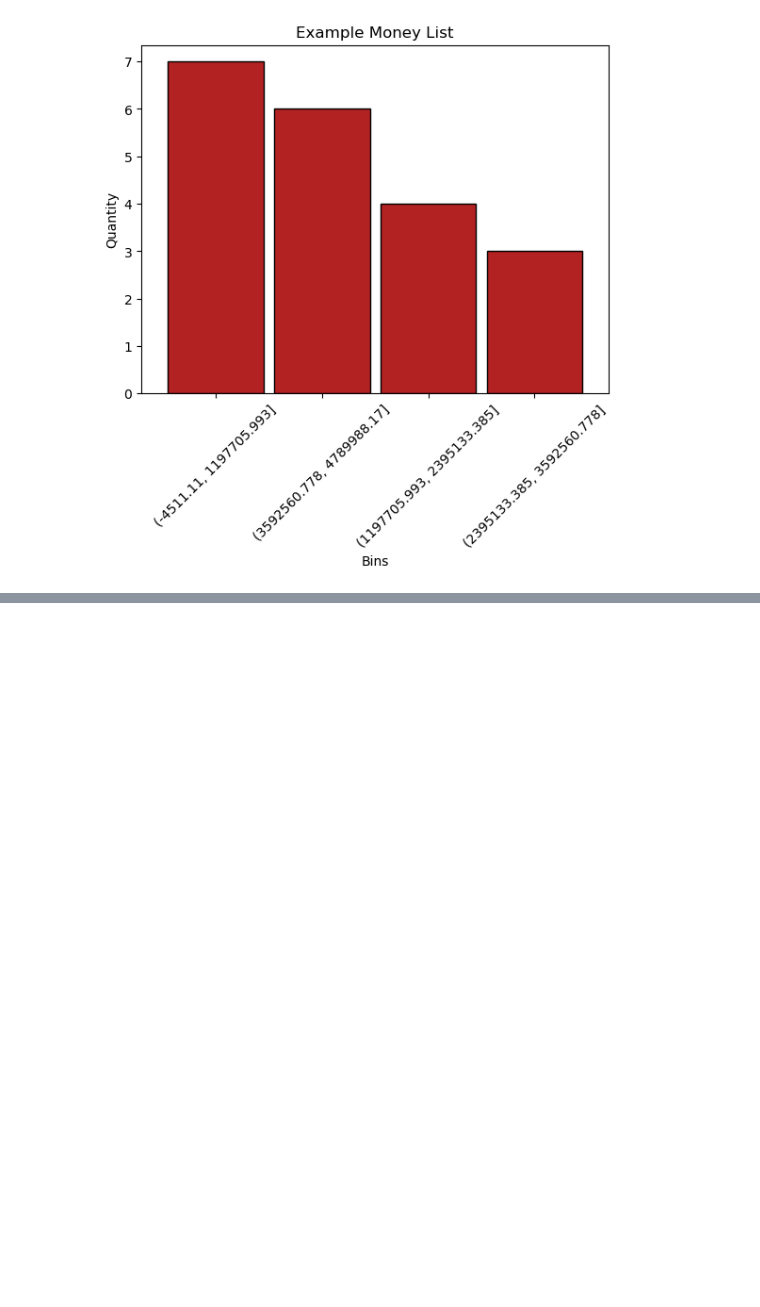
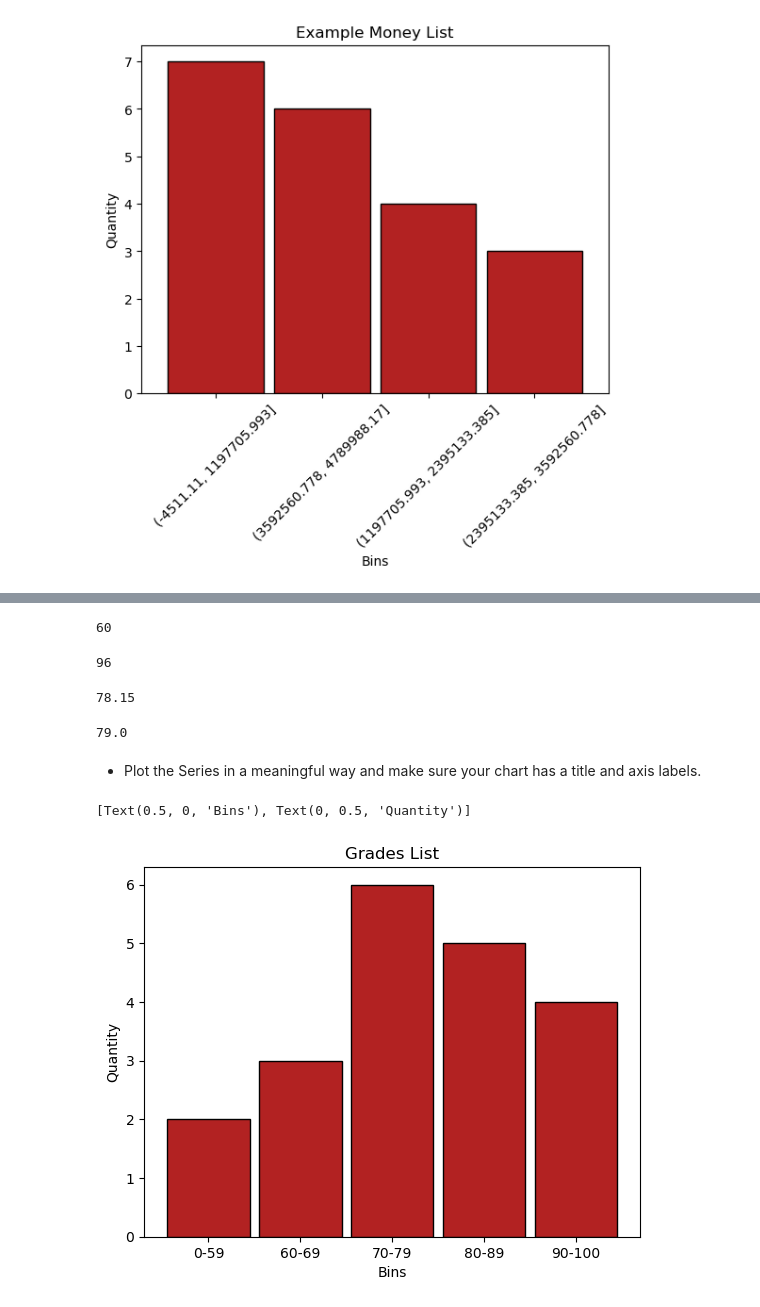
Before and after one commit to mannievilla/numpy-pandas-visualization-exercises, a Jupyter notebook: pandas_series.ipynb, the cells around one changed output, grey strips where cells are left out. Cells and saved outputs as stored; diff of their text form; code cells hidden in the pictures; blank space fills up the shorter version.

```diff
--- a/pandas_series.ipynb
+++ b/pandas_series.ipynb
@@ -385,0 +593,5 @@ bins.plot.bar(title='Example Money List',
+# %%
+num_list = [60, 86, 75, 62, 93, 71, 60, 83, 95, 78, 65, 72, 69, 81, 96, 80, 85, 92, 82, 78]
+# %%
+num_list_series = pd.Series(num_list)
+num_list_series
@@ -385,0 +624,31 @@ bins.plot.bar(title='Example Money List',
+# %%
+min(num_list_series)
+# %% [output]
+60
+# %%
+max(num_list_series)
+# %% [output]
+96
+# %%
+num_list_series.mean()
+# %% [output]
+78.15
+# %%
+num_list_series.median()
+# %% [output]
+79.0
+# %% [markdown]
+* Plot the Series in a meaningful way and make sure your chart has a title and axis labels.
+# %%
+#  bins_num_list_s = pd.cut(num_list_series, bins=4)
+bins = pd.cut(num_list_series, [0, 60, 70, 80, 90, 100], labels=['0-59', '60-69', '70-79', '80-89', '90-100'])# bins all the numbers in the list
+bins_count = bins.value_counts().sort_index() # counting the bins and soting to plot in graph and show the bins and quantity in each bin
+bins_count.plot.bar(title='Grades List',
+                            rot=0,
+                            color='firebrick',
+                            ec='black',
+                            width=.9).set(xlabel='Bins',
+                            ylabel='Quantity')
+# %% [output]
+[Text(0.5, 0, 'Bins'), Text(0, 0.5, 'Quantity')]
+[figure, added]
```
Also changed, not shown: parts of 62 cells of this notebook.
